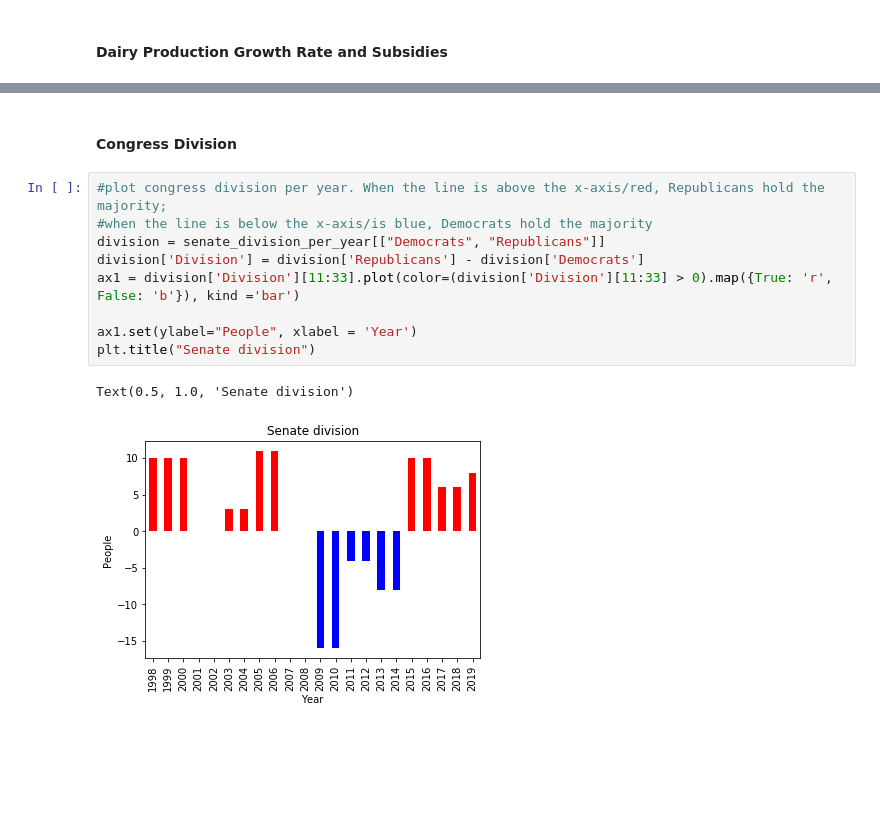
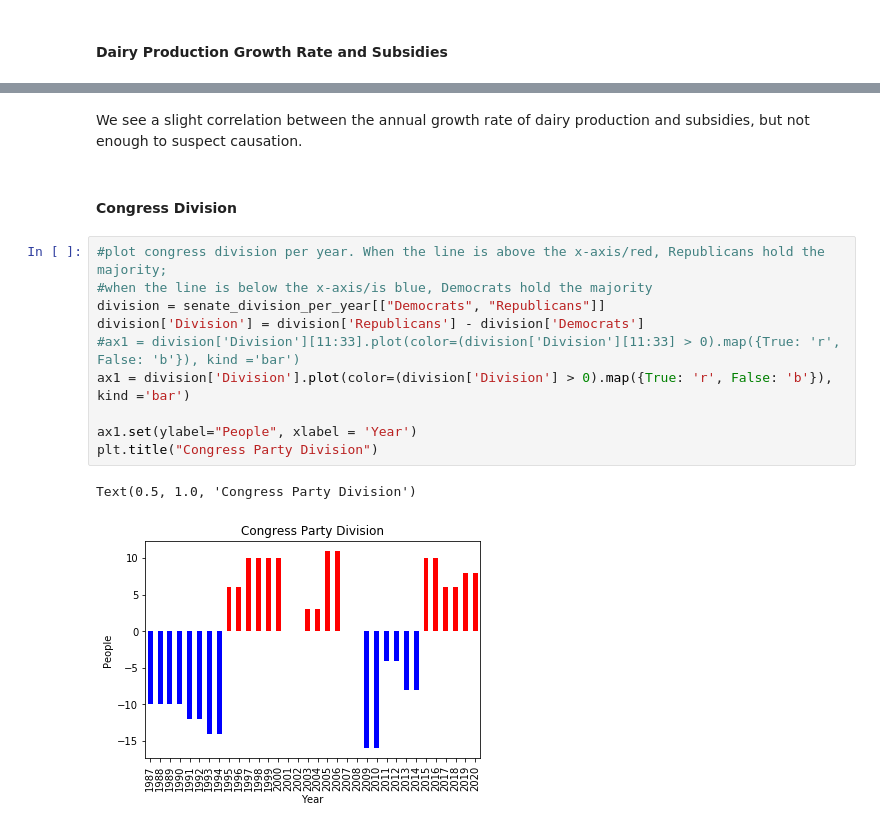
Before and after one commit to laniepreston/Data-Wrangling-Final-Project, a Jupyter notebook: Lanie_Floor_Final_Project.ipynb, the cells around one changed output, grey strips where cells are left out. Saved outputs shown, nothing was run; the diff lists cells and outputs as text; blank space fills up the shorter version.

```diff
--- a/Lanie_Floor_Final_Project.ipynb
+++ b/Lanie_Floor_Final_Project.ipynb
@@ -192,17 +228,20 @@ plt.show
+# %% [markdown]
+We see a slight correlation between the annual growth rate of dairy production and subsidies, but not enough to suspect causation.
 # %% [markdown]
 #### Congress Division
 # %%
 #plot congress division per year. When the line is above the x-axis/red, Republicans hold the majority;
 #when the line is below the x-axis/is blue, Democrats hold the majority
 division = senate_division_per_year[["Democrats", "Republicans"]]
 division['Division'] = division['Republicans'] - division['Democrats']
-ax1 = division['Division'][11:33].plot(color=(division['Division'][11:33] > 0).map({True: 'r', False: 'b'}), kind ='bar')
+#ax1 = division['Division'][11:33].plot(color=(division['Division'][11:33] > 0).map({True: 'r', False: 'b'}), kind ='bar')
+ax1 = division['Division'].plot(color=(division['Division'] > 0).map({True: 'r', False: 'b'}), kind ='bar')
 
 ax1.set(ylabel="People", xlabel = 'Year')
-plt.title("Senate division")
+plt.title("Congress Party Division")
 # %% [output]
-Text(0.5, 1.0, 'Senate division')
+Text(0.5, 1.0, 'Congress Party Division')
-[figure, old version]
+[figure, new version]
 # %%
 df1 = all_funding.iloc[[4]]
 df2 = division[['Division']].iloc[11:33].T
```
Also changed, not shown: parts of 19 cells of this notebook.
